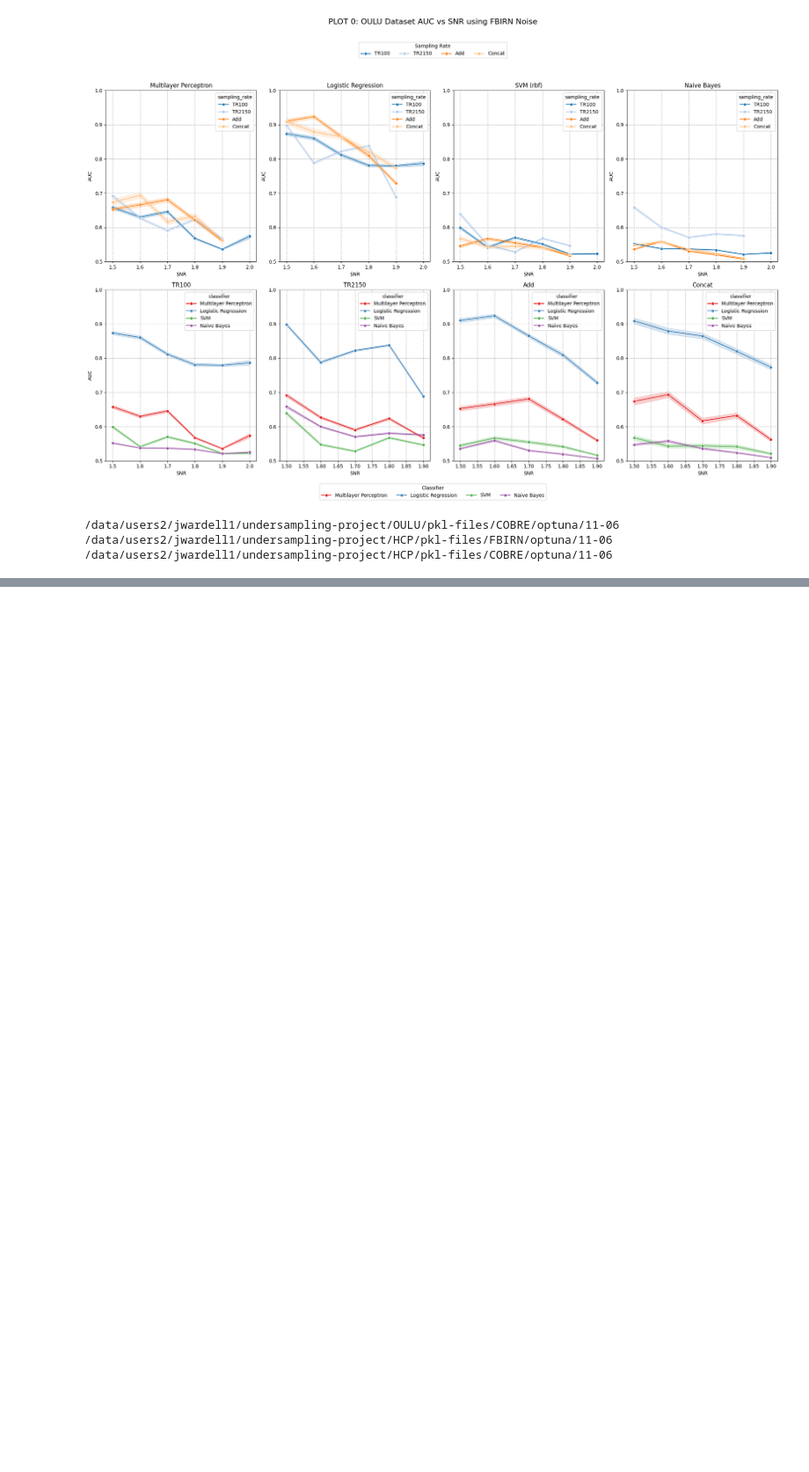
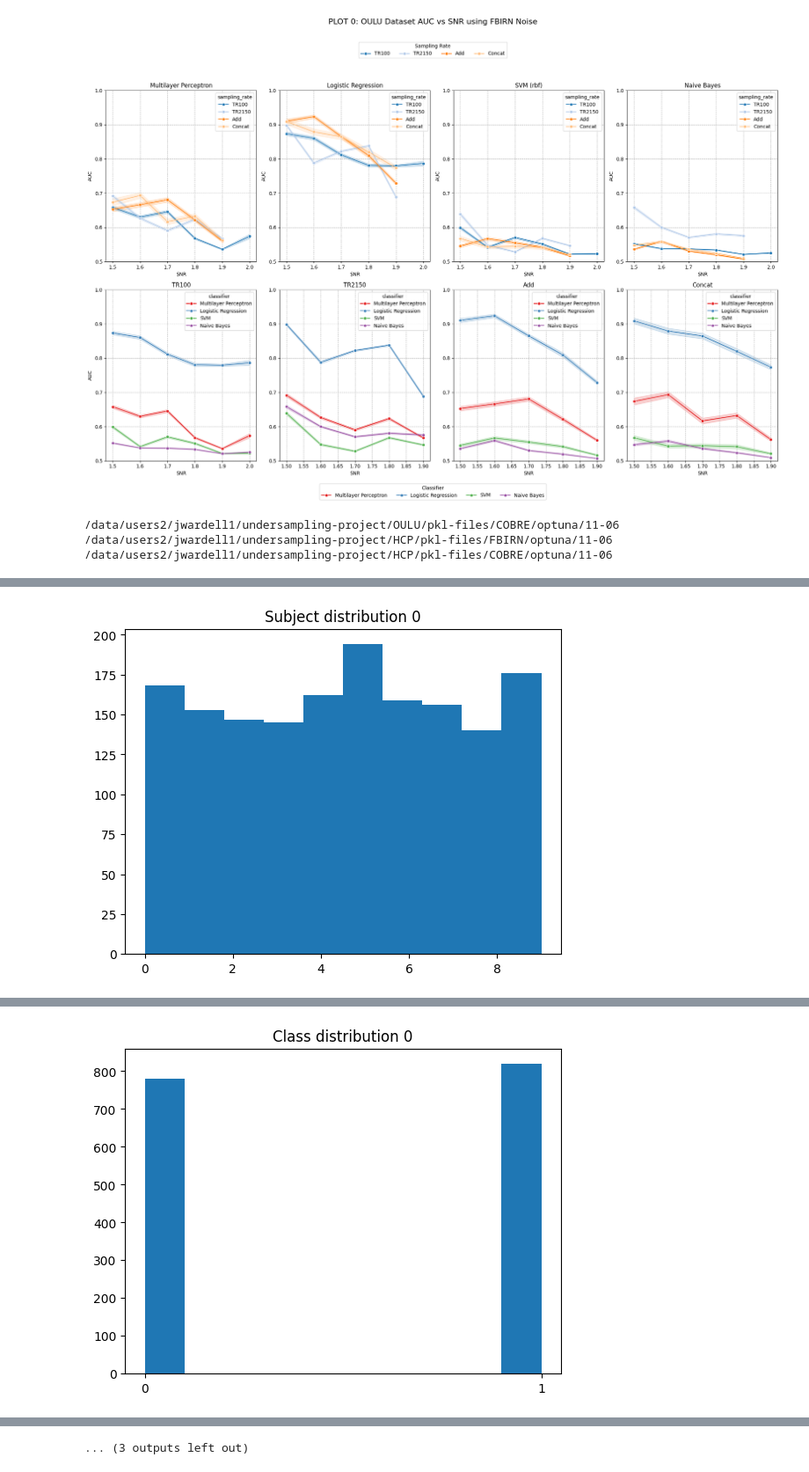
Before and after one commit to neuroneural/undersampling-project, a Jupyter notebook: scripts/plot.ipynb, the cells around one changed output, grey strips where cells are left out. Shown at 88% size. Saved outputs shown, nothing was run; the diff lists cells and outputs as text; code cells hidden in the pictures; blank space fills up the shorter version.

Commit message:
add functions to implement shuffling, need to finish the function to take n windows

```diff
--- a/scripts/plot.ipynb
+++ b/scripts/plot.ipynb
@@ -335,0 +367,12 @@ all_data = all_data.rename(columns={'roc': 'auc'})
+# %%
+all_data = load_timecourses(signal_data, data_params)
+
+data_df = pd.DataFrame(all_data)
+
+sr1_data, sr2_data, add_data, concat_data = perform_windowing(data_df)
+
+
+sr1_df = pd.DataFrame(sr1_data)
+sr2_df = pd.DataFrame(sr2_data)
+
+windows_df = create_window_pairs(sr1_df, sr2_df)
@@ -335,0 +400,42 @@ all_data = all_data.rename(columns={'roc': 'auc'})
+# %%
+for i in range(5):
+    all_data = load_timecourses(signal_data, data_params)
+
+    data_df = pd.DataFrame(all_data)
+
+    sr1_data, sr2_data, add_data, concat_data = perform_windowing(data_df)
+
+
+    sr1_df = pd.DataFrame(sr1_data)
+    sr2_df = pd.DataFrame(sr2_data)
+
+    window_pairs, class_labels, group_labels = create_window_pairs(sr1_df, sr2_df)
+    windows_sh, class_sh, group_sh = shuffle_windows(window_pairs, class_labels, group_labels)
+
+
+    #take first 1600 elements of windows, class, and group
+    windows_sh = windows_sh[:1600]
+    class_sh = class_sh[:1600]
+    group_sh = group_sh[:1600]
+
+
+
+    X_add, y_add, group_add = get_combined_features(windows_sh, class_sh, group_sh, type='add')
+    X_concat, y_concat, group_concat = get_combined_features(windows_sh, class_sh, group_sh, type='concat')
+
+    #count number of occurances of subject id  in group_sh
+    subject_ids = [entry[0] for entry in group_sh]
+    le = LabelEncoder()
+    subject_ids = le.fit_transform(subject_ids)
+    plt.hist(subject_ids)
+    plt.title(f'Subject distribution {i}')
+    plt.show()
+
+    plt.clf()
+
+    class_labels = [entry[0] for entry in class_sh]
+    plt.hist(class_labels)
+    plt.title(f'Class distribution {i}')
+    plt.show()
+# %% [output]
+[figure, added]
@@ -335,0 +444 @@ all_data = all_data.rename(columns={'roc': 'auc'})
+[figure, added]
@@ -335,0 +457 @@ all_data = all_data.rename(columns={'roc': 'auc'})
+... (3 outputs left out)
```
Also changed, not shown: parts of 8 cells of this notebook, 2 other files.
